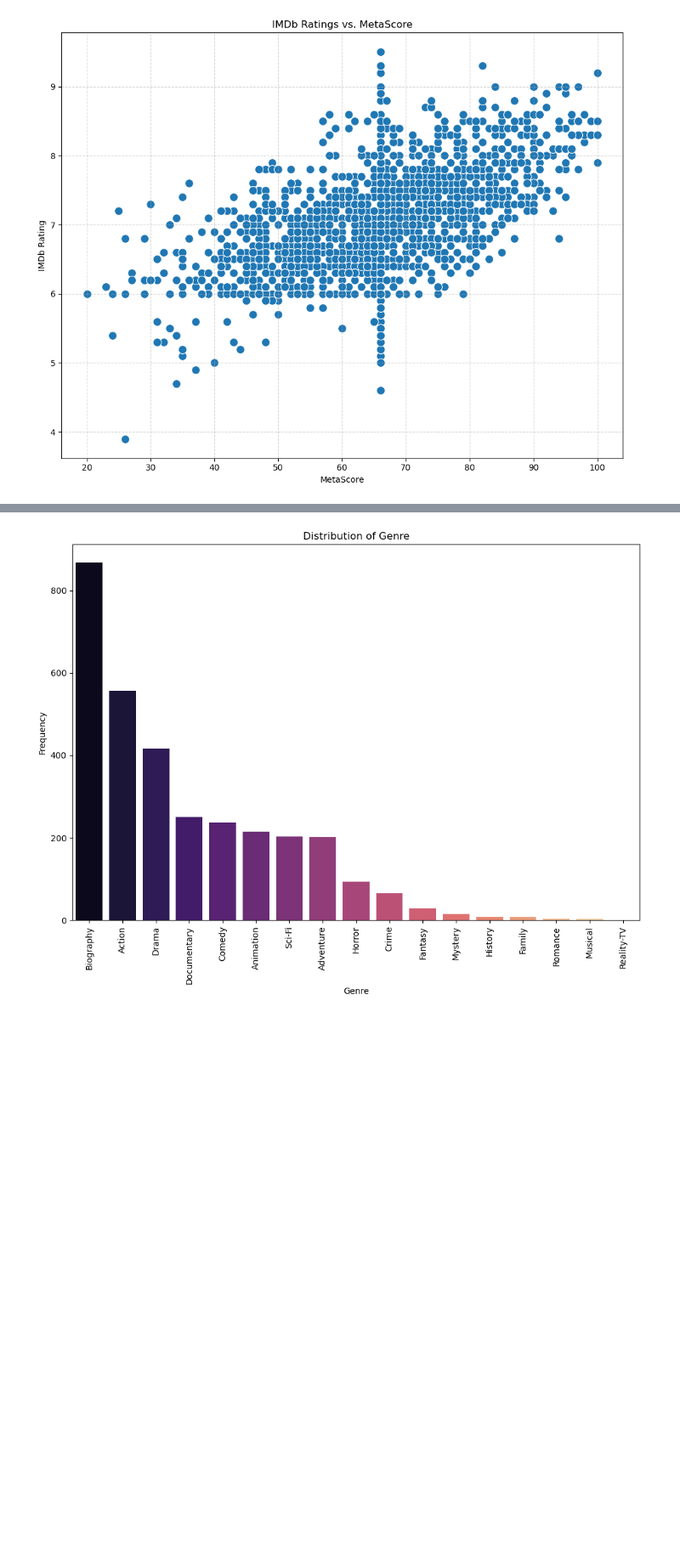
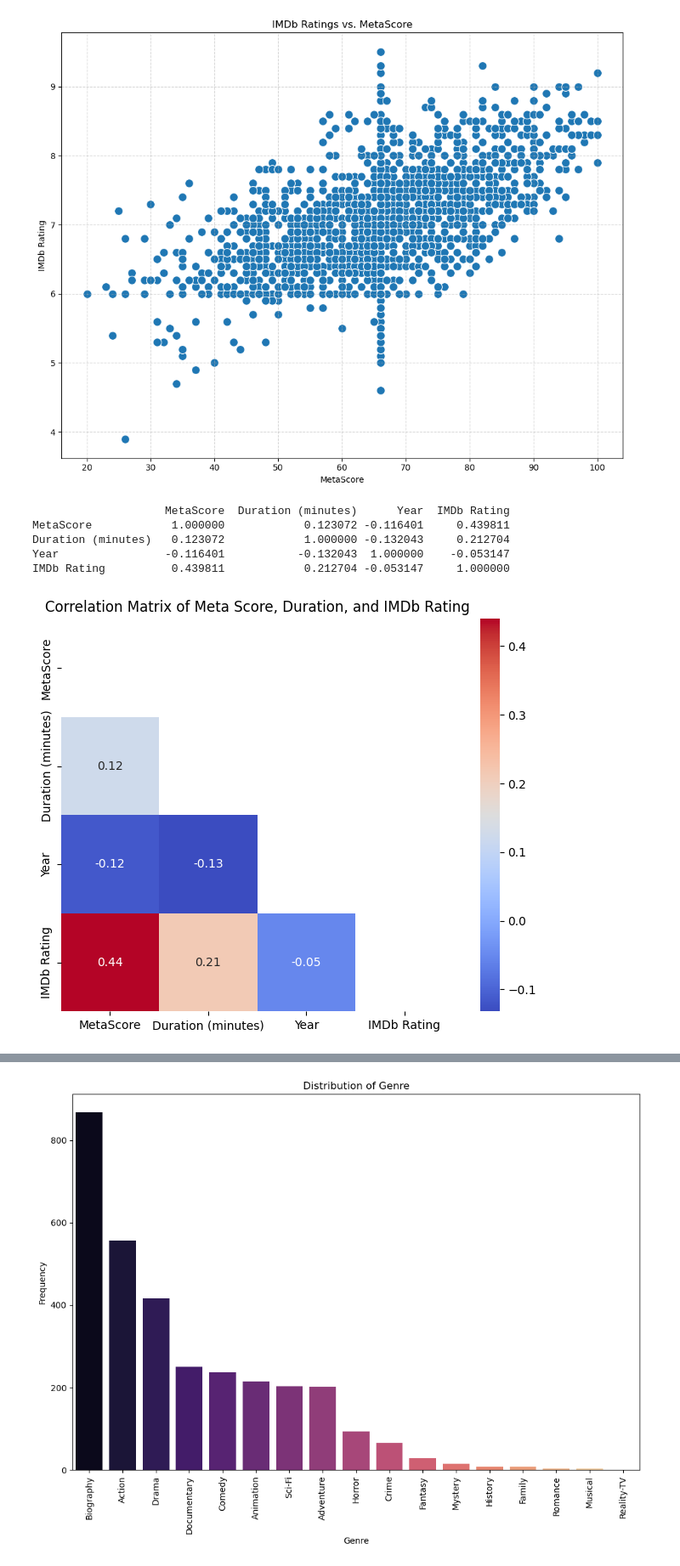
Before and after one commit to wayneflossien/102-final-project, a Jupyter notebook: 102-final_project.ipynb, the cells around one changed output, grey strips where cells are left out. Shown at 85% size. Cells and saved outputs as stored; diff of their text form; code cells hidden in the pictures; blank space fills up the shorter version.

```diff
--- a/102-final_project.ipynb
+++ b/102-final_project.ipynb
@@ -184,4 +233,34 @@ plt.tight_layout()
 plt.show()
 # %% [output]
 [figure]
+# %%
+# Selecting relevant columns for a correlation matrix
+correlation_columns = ['MetaScore', 'Duration (minutes)', 'Year', 'IMDb Rating']
+
+# Computing the correaltion
+correlation_df = df[correlation_columns].corr()
+
+#Displaying the correlation
+print(correlation_df)
+# %% [output]
+                    MetaScore  Duration (minutes)      Year  IMDb Rating
+MetaScore            1.000000            0.123072 -0.116401     0.439811
+Duration (minutes)   0.123072            1.000000 -0.132043     0.212704
+Year                -0.116401           -0.132043  1.000000    -0.053147
+IMDb Rating          0.439811            0.212704 -0.053147     1.000000
+# %%
+# Create a mask to hide the upper triangle
+mask = np.triu(np.ones_like(correlation_df, dtype=bool))
+
+# Set up the matplotlib figure
+plt.figure(figsize=(8, 6))
+
+# Draw the heatmap with the mask
+sns.heatmap(correlation_df, annot=True, mask=mask, cmap='coolwarm', fmt='.2f', square=True)
+
+# Title and show plot
+plt.title('Correlation Matrix of Meta Score, Duration, and IMDb Rating')
+plt.show()
+# %% [output]
+[figure, added]
 # %% [markdown]
```
Also changed, not shown: parts of 11 cells of this notebook.
